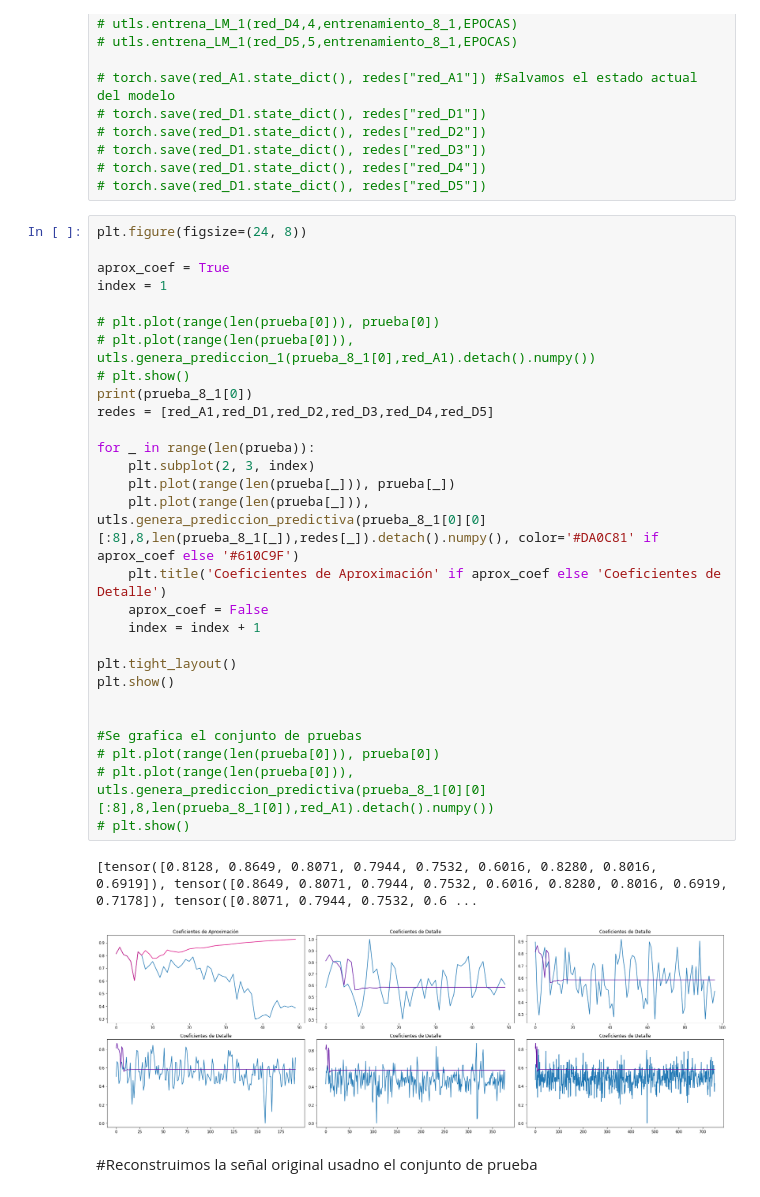
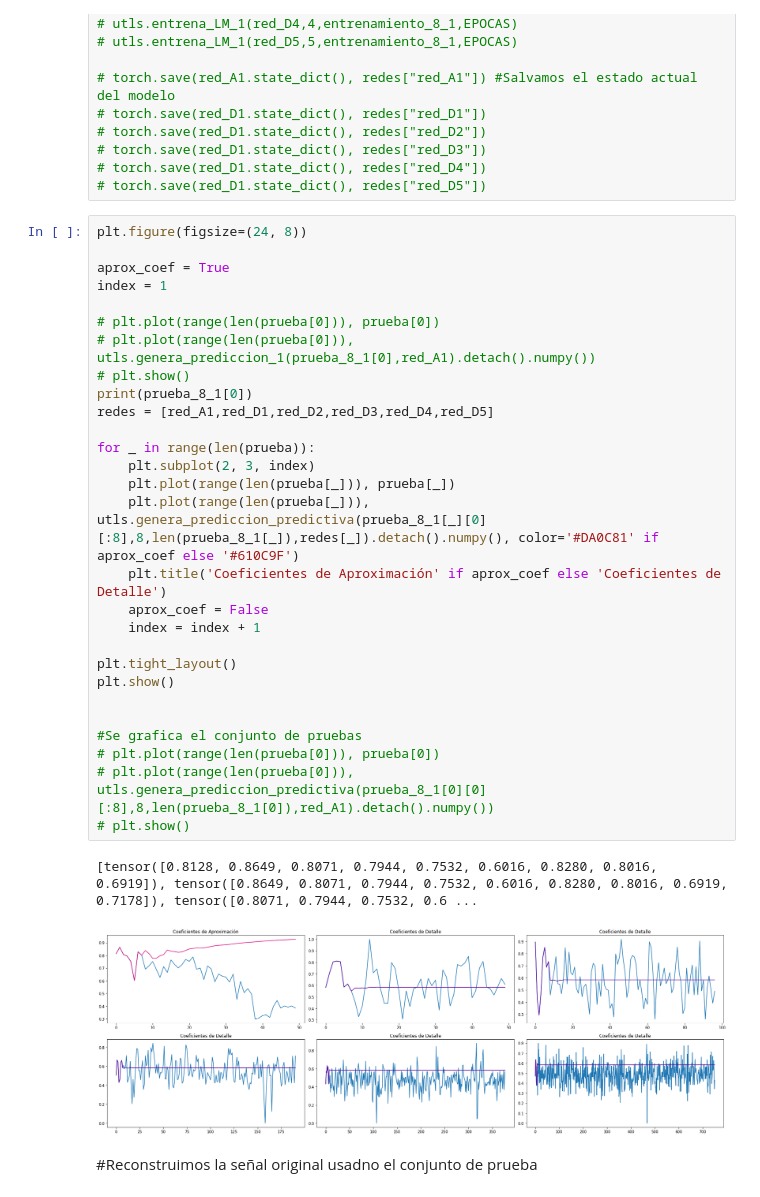
Before and after one commit to MiguelAngelLiera/Stock_Exchange_NN_PP, a Jupyter notebook: src/pre_procesing.ipynb, the cells around one changed output. Drawn from its saved outputs; the diff is of its cells as text.

```diff
--- a/src/pre_procesing.ipynb
+++ b/src/pre_procesing.ipynb
@@ -324,34 +324,34 @@ plt.show()
 # %%
 plt.figure(figsize=(24, 8))
 
 aprox_coef = True
 index = 1
 
 # plt.plot(range(len(prueba[0])), prueba[0])
 # plt.plot(range(len(prueba[0])), utls.genera_prediccion_1(prueba_8_1[0],red_A1).detach().numpy())
 # plt.show()
 print(prueba_8_1[0])
 redes = [red_A1,red_D1,red_D2,red_D3,red_D4,red_D5]
 
 for _ in range(len(prueba)):
     plt.subplot(2, 3, index)
     plt.plot(range(len(prueba[_])), prueba[_])
-    plt.plot(range(len(prueba[_])), utls.genera_prediccion_predictiva(prueba_8_1[0][0][:8],8,len(prueba_8_1[_]),redes[_]).detach().numpy(), color='#DA0C81' if aprox_coef else '#610C9F')
+    plt.plot(range(len(prueba[_])), utls.genera_prediccion_predictiva(prueba_8_1[_][0][:8],8,len(prueba_8_1[_]),redes[_]).detach().numpy(), color='#DA0C81' if aprox_coef else '#610C9F')
     plt.title('Coeficientes de Aproximación' if aprox_coef else 'Coeficientes de Detalle')
     aprox_coef = False
     index = index + 1
 
 plt.tight_layout()
 plt.show()
 
 
 #Se grafica el conjunto de pruebas
 # plt.plot(range(len(prueba[0])), prueba[0])
 # plt.plot(range(len(prueba[0])), utls.genera_prediccion_predictiva(prueba_8_1[0][0][:8],8,len(prueba_8_1[0]),red_A1).detach().numpy())
 # plt.show()
 # %% [output]
 [tensor([0.8128, 0.8649, 0.8071, 0.7944, 0.7532, 0.6016, 0.8280, 0.8016, 0.6919]), tensor([0.8649, 0.8071, 0.7944, 0.7532, 0.6016, 0.8280, 0.8016, 0.6919, 0.7178]), tensor([0.8071, 0.7944, 0.7532, 0.6 ...
-[figure, old version]
+[figure, new version]
 # %% [markdown]
 #Reconstruimos la señal original usadno el conjunto de prueba
 # %%
```
Also changed, not shown: parts of 2 cells of this notebook, 1 other file.
